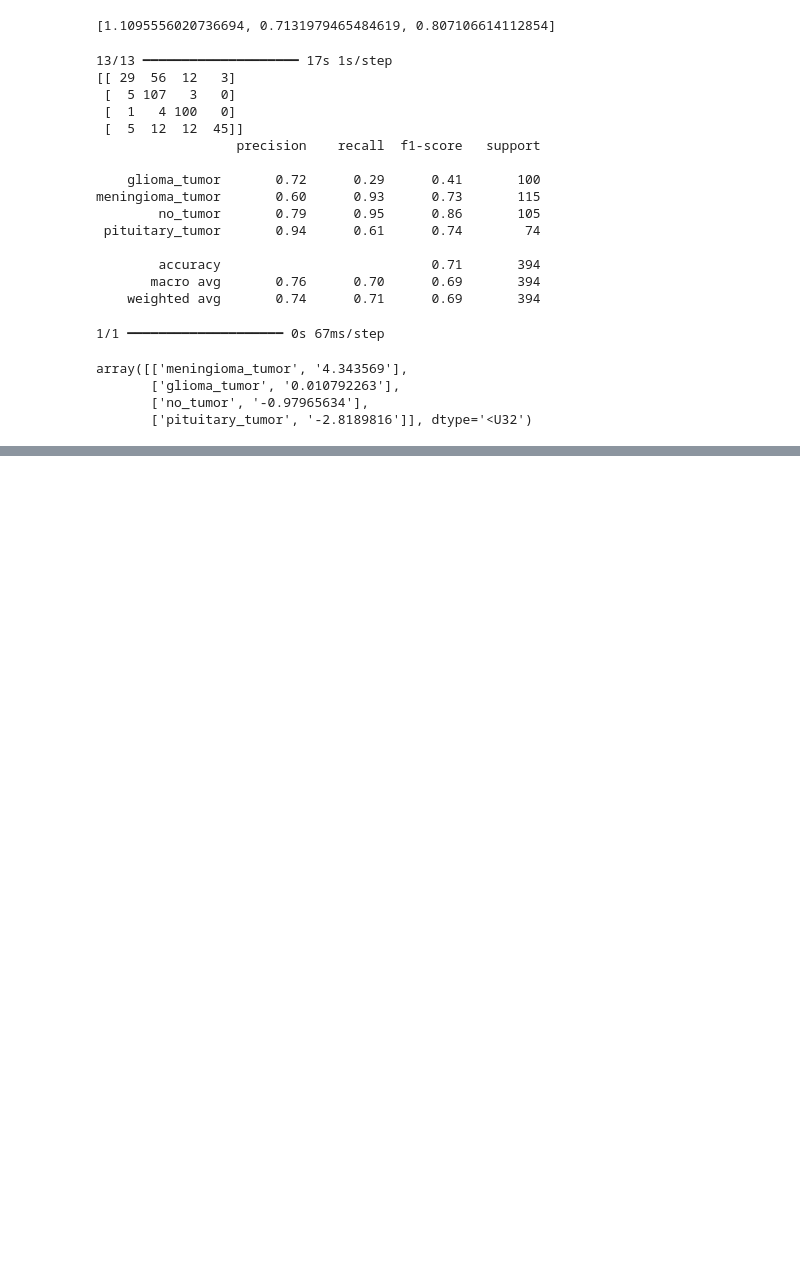
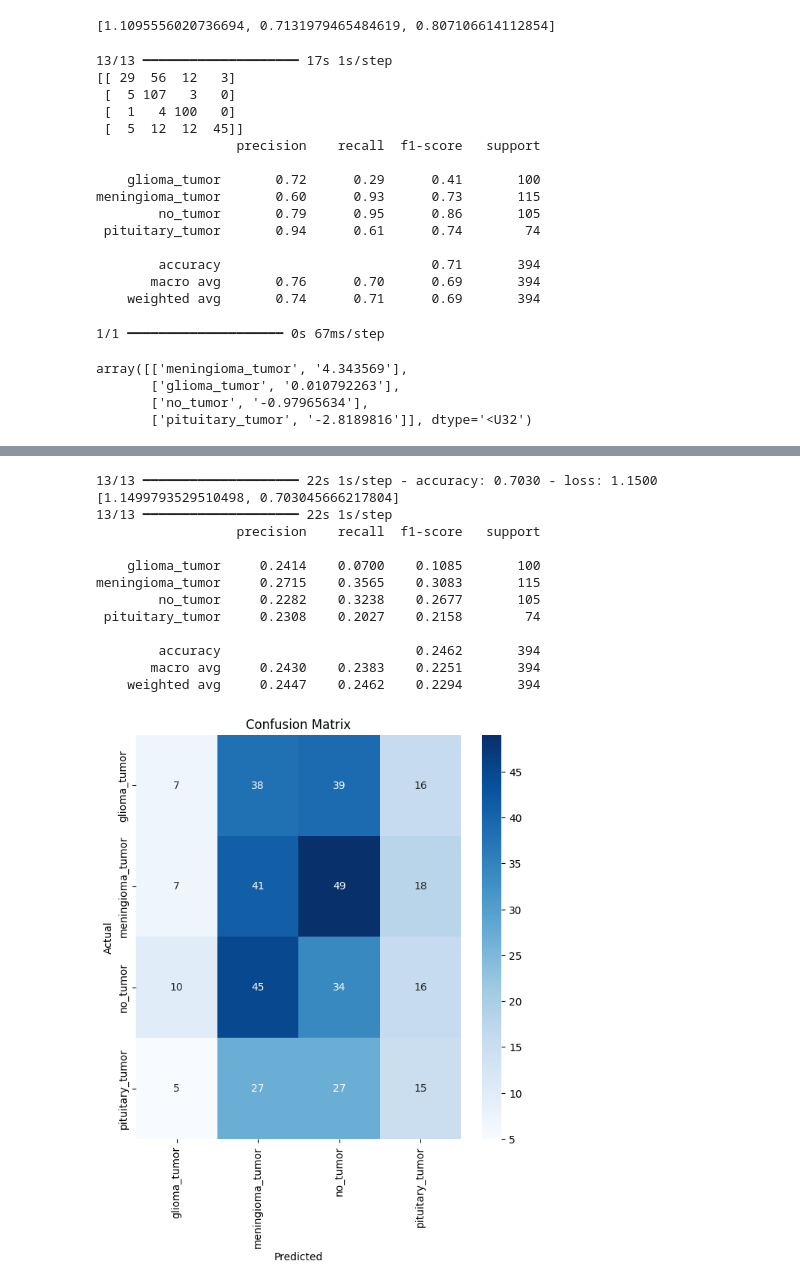
Before and after one commit to RohanTemgire/machine-learning-zoomcamp, a Jupyter notebook: Capstone_project/capstone.ipynb, the cells around one changed output, grey strips where cells are left out. Drawn from its saved outputs; the diff is of its cells as text; code cells hidden in the pictures; blank space fills up the shorter version.

Commit message:
added final touch to tumor project

```diff
--- a/Capstone_project/capstone.ipynb
+++ b/Capstone_project/capstone.ipynb
@@ -658,0 +1074,53 @@ array([['meningioma_tumor', '4.343569'],
+# %%
+def test_model(path):
+    saved_model = keras.models.load_model(path)
+    results = saved_model.evaluate(test_ds)
+
+    print(results)
+
+    test_ds.reset()
+
+    y_pred_probs = saved_model.predict(test_ds)
+    y_pred = np.argmax(y_pred_probs, axis=1)
+    y_true = test_ds.classes
+
+    print(classification_report(
+        y_true,
+        y_pred,
+        target_names=test_ds.class_indices.keys(),
+        digits=4
+    ))
+
+    cm = confusion_matrix(y_true, y_pred)
+
+    plt.figure(figsize=(7,7))
+    sns.heatmap(
+        cm,
+        annot=True,
+        fmt="d",
+        cmap="Blues",
+        xticklabels=test_ds.class_indices.keys(),
+        yticklabels=test_ds.class_indices.keys()
+    )
+
+    plt.xlabel("Predicted")
+    plt.ylabel("Actual")
+    plt.title("Confusion Matrix")
+    plt.show()
+# %%
+test_model('new_efficentnetmodels/1_efficientnet_best_recall_03_0.556.keras')
+# %% [output]
+13/13 ━━━━━━━━━━━━━━━━━━━━ 22s 1s/step - accuracy: 0.7030 - loss: 1.1500
+[1.1499793529510498, 0.703045666217804]
+13/13 ━━━━━━━━━━━━━━━━━━━━ 22s 1s/step
+                  precision    recall  f1-score   support
+
+    glioma_tumor     0.2414    0.0700    0.1085       100
+meningioma_tumor     0.2715    0.3565    0.3083       115
+        no_tumor     0.2282    0.3238    0.2677       105
+ pituitary_tumor     0.2308    0.2027    0.2158        74
+
+        accuracy                         0.2462       394
+       macro avg     0.2430    0.2383    0.2251       394
+    weighted avg     0.2447    0.2462    0.2294       394
+[figure, added]
```
Also changed, not shown: parts of 61 cells of this notebook, 12 other files.
